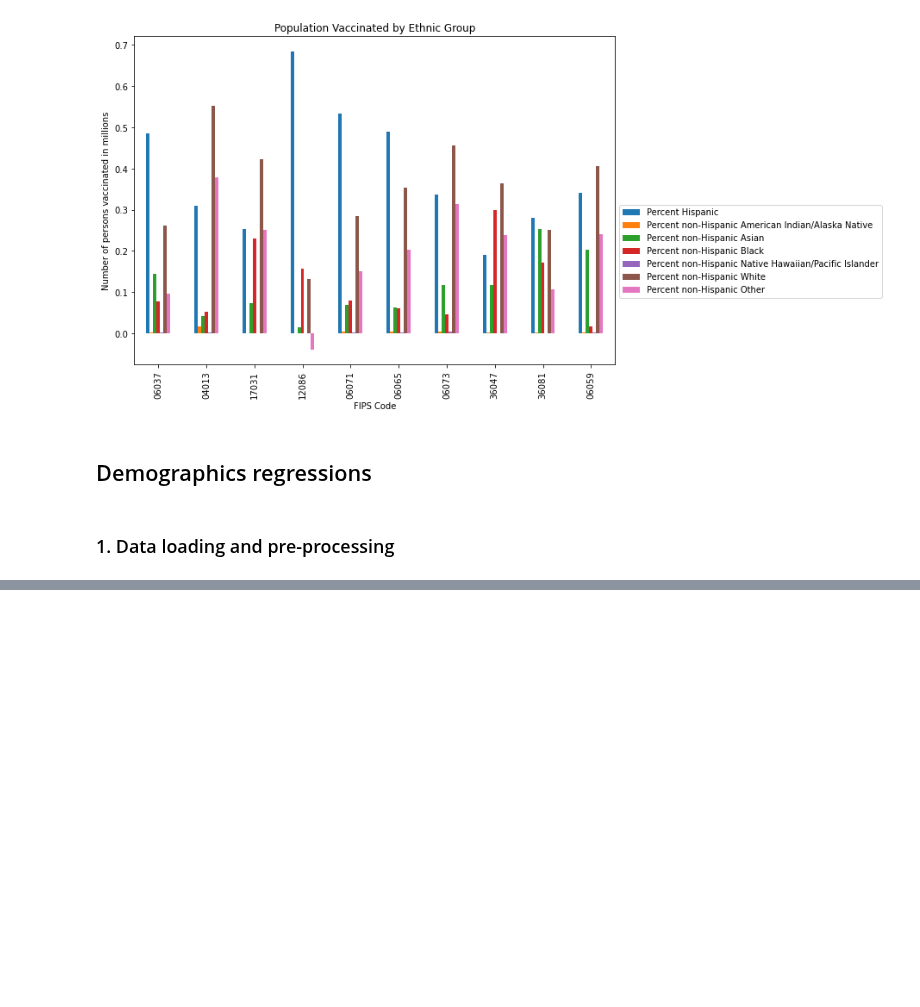
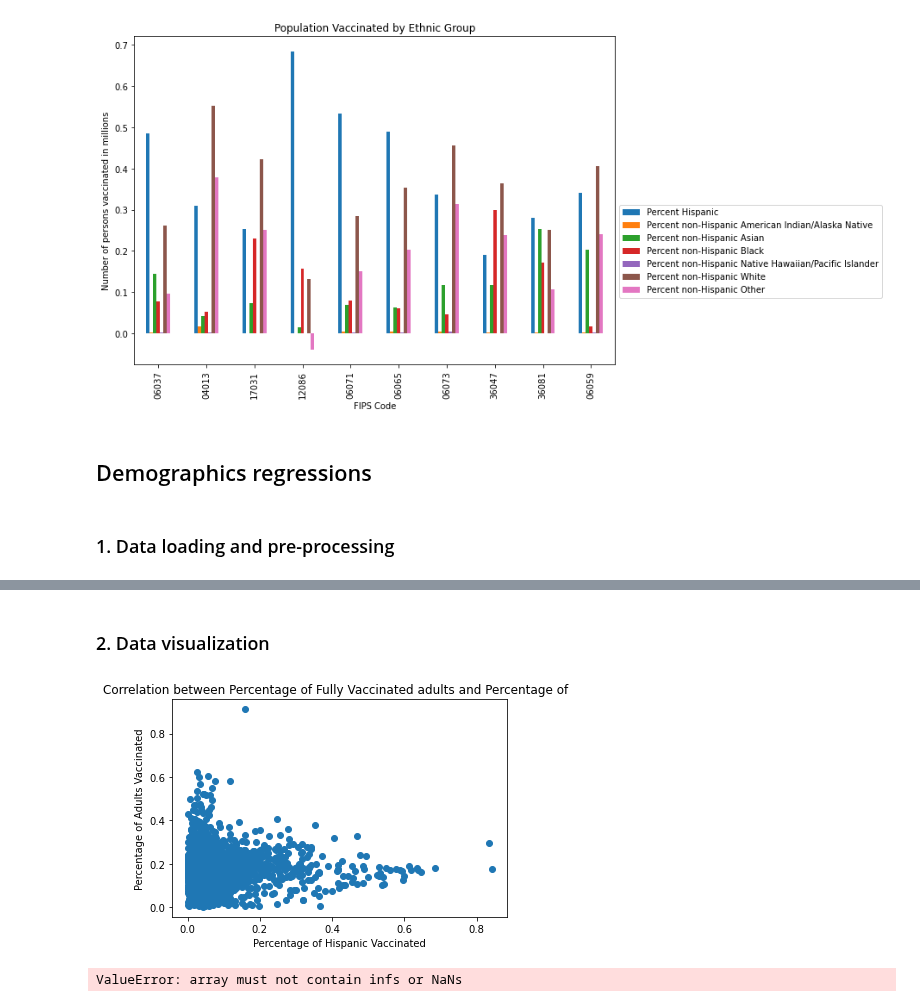
Before and after one commit to mgeffroy/P1-US-COVID-19-Vaccination-Campaign, a Jupyter notebook: Gender, Age and Ethnicity.ipynb, the cells around one changed output, grey strips where cells are left out. Saved outputs shown, nothing was run; the diff lists cells and outputs as text; code cells hidden in the pictures; blank space fills up the shorter version.

Commit message:
Correlations

```diff
--- a/Gender, Age and Ethnicity.ipynb
+++ b/Gender, Age and Ethnicity.ipynb
@@ -423,0 +396,7 @@ vaccination
+# %%
+pers_vaccinated = vaccination[['Percent adults fully vaccinated against COVID-19', 'Percent Hispanic',
+                               'Percent non-Hispanic American Indian/Alaska Native', 'Percent non-Hispanic Asian',
+                               'Percent non-Hispanic Black', 'Percent non-Hispanic Native Hawaiian/Pacific Islander',
+                               'Percent non-Hispanic White', 'Percent non-Hispanic Other']]
+
+pers_vaccinated.replace(np.nan,0)
@@ -423,0 +418,16 @@ vaccination
+# %% [markdown]
+### 2. Data visualization
+# %%
+adults_vacc = pers_vaccinated['Percent adults fully vaccinated against COVID-19']
+hisp_vacc= pers_vaccinated['Percent Hispanic']
+plt.scatter(hisp_vacc, adults_vacc)
+plt.title("Correlation between Percentage of Fully Vaccinated adults and Percentage of  ")
+plt.ylabel("Percentage of Adults Vaccinated")
+plt.xlabel("Percentage of Hispanic Vaccinated")
+plt.show()
+# %% [output]
+[figure, added]
+# %%
+print(f"The correlation coefficient between the percentage of fully vaccinated adults and the percentage of hispanic vaccinated is {round(st.pearsonr(hisp_vacc, adults_vacc)[0],2)}")
+# %% [output]
+ValueError: array must not contain infs or NaNs
```
Also changed, not shown: parts of 10 cells of this notebook.
